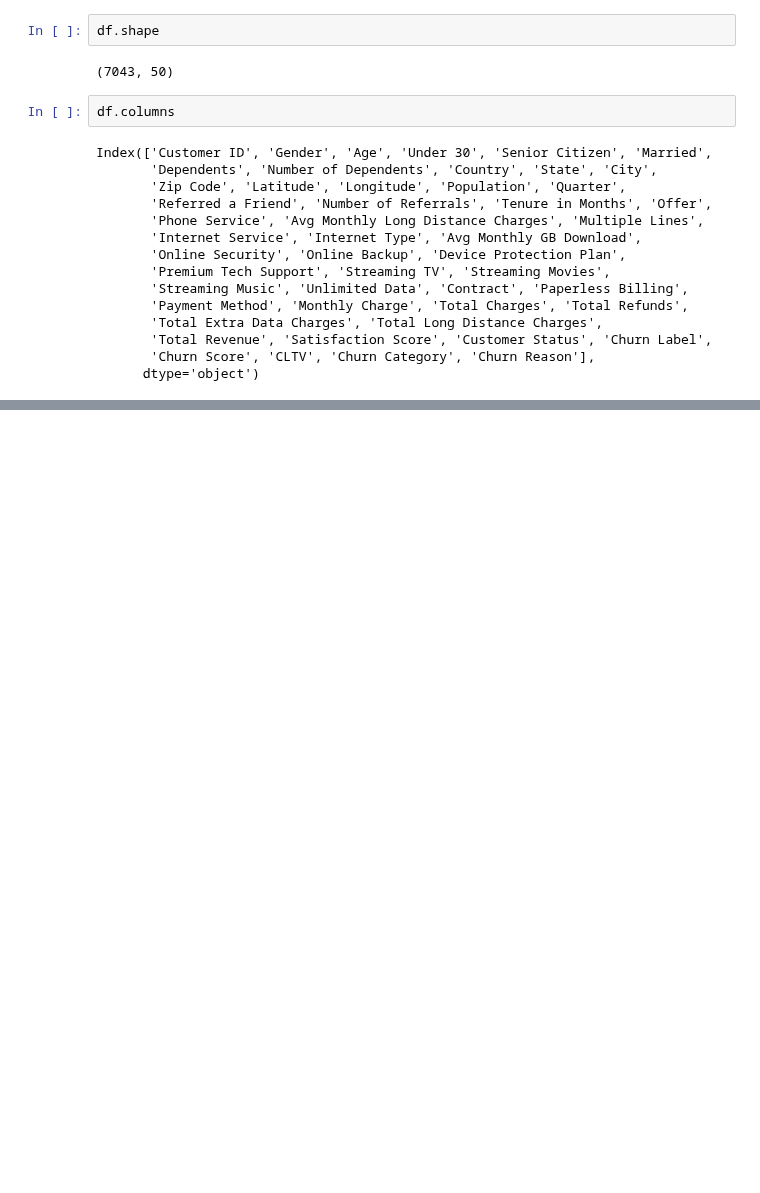
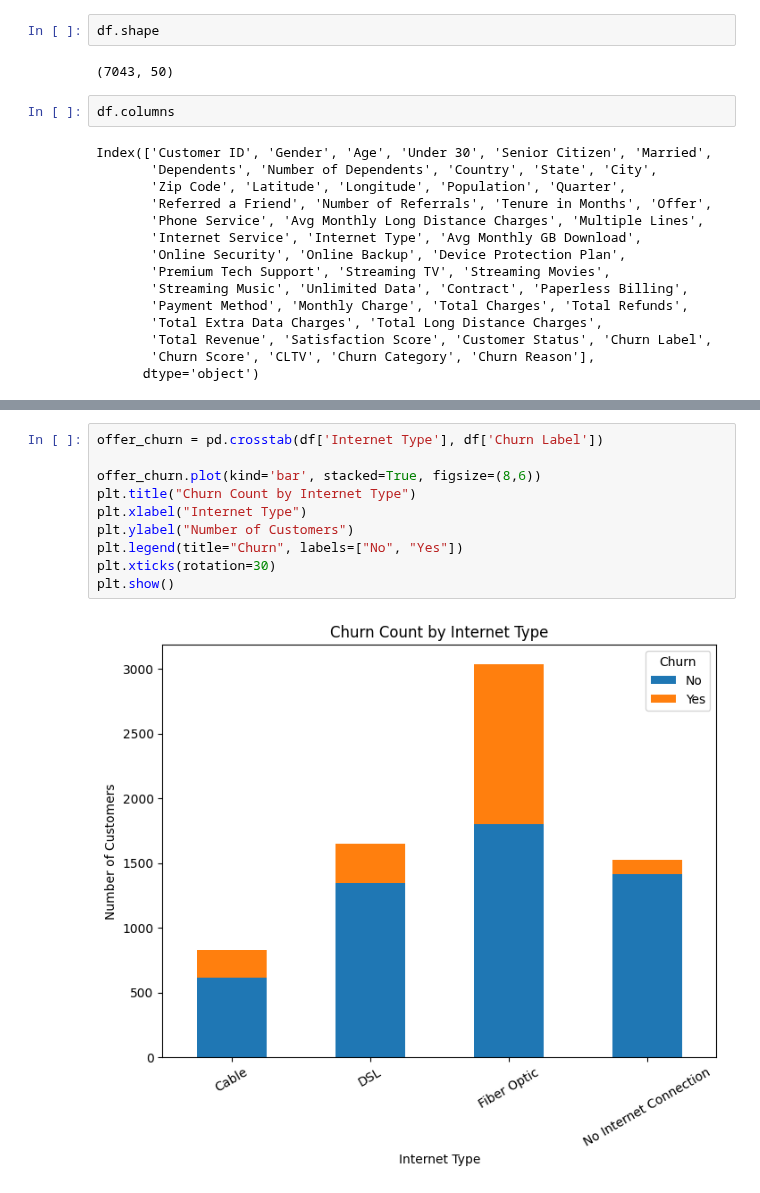
Before and after one commit to Akbarhusain12/churn-project, a Jupyter notebook: notebooks/01_eda.ipynb, the cells around one changed output, grey strips where cells are left out. Drawn from its saved outputs; the diff is of its cells as text; blank space fills up the shorter version.

```diff
--- a/notebooks/01_eda.ipynb
+++ b/notebooks/01_eda.ipynb
@@ -357,0 +210,12 @@ Std Dev: 0.021390596646971915
+# %%
+offer_churn = pd.crosstab(df['Internet Type'], df['Churn Label'])
+
+offer_churn.plot(kind='bar', stacked=True, figsize=(8,6))
+plt.title("Churn Count by Internet Type")
+plt.xlabel("Internet Type")
+plt.ylabel("Number of Customers")
+plt.legend(title="Churn", labels=["No", "Yes"])
+plt.xticks(rotation=30)
+plt.show()
+# %% [output]
+[figure, added]
```
Also changed, not shown: parts of 64 cells of this notebook.
